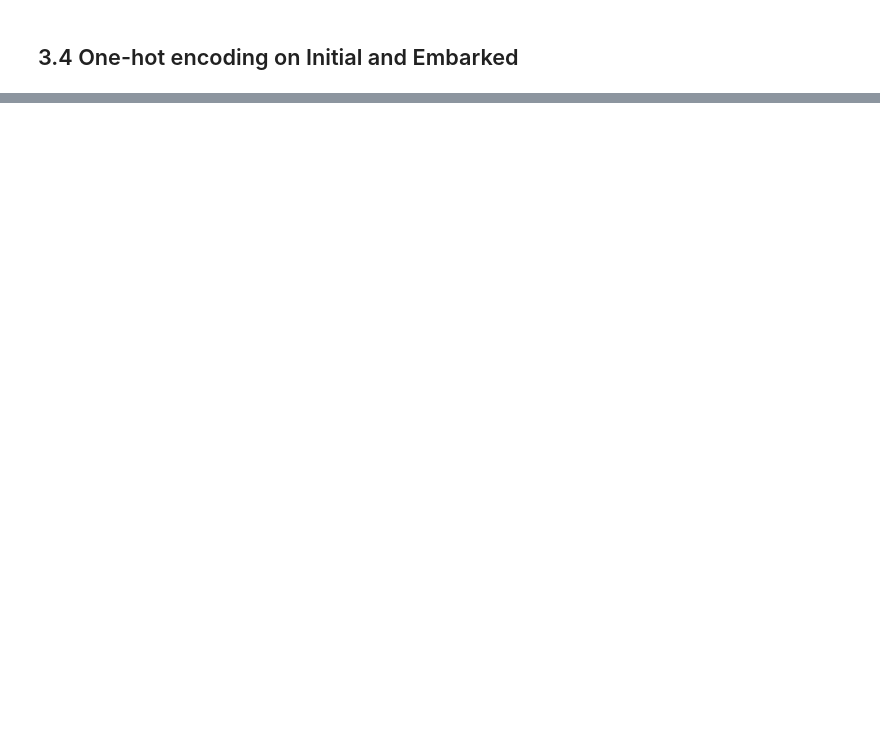
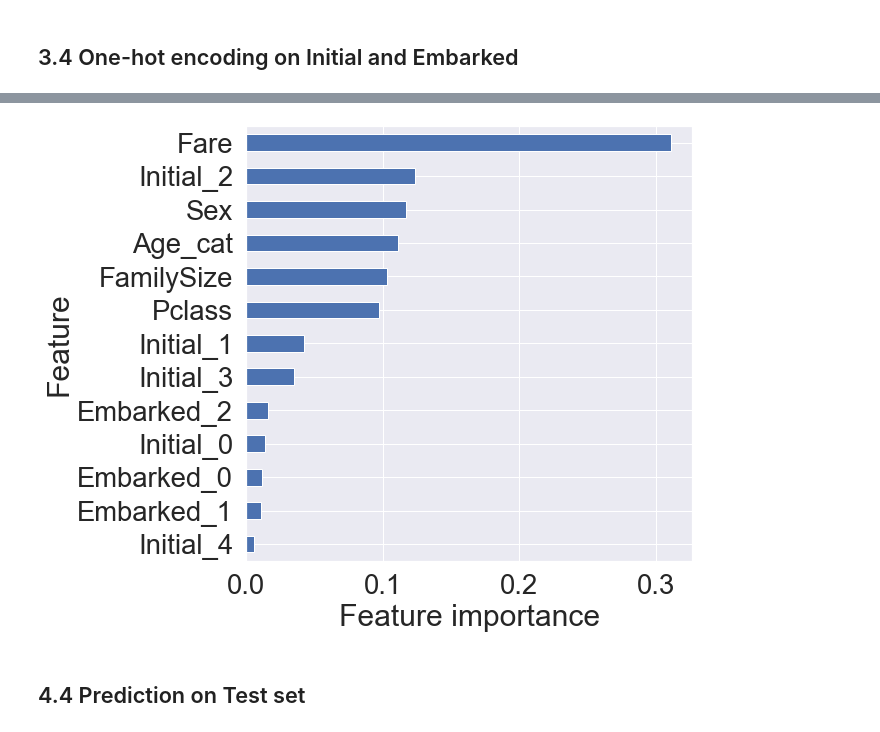
Before and after one commit to JoARa5820/Kaggle, a Jupyter notebook: 타이타닉/타이타닉 튜토리얼 2 - Exploratory data analysis, visualization, machine learning.ipynb, the cells around one changed output, grey strips where cells are left out. Drawn from its saved outputs; the diff is of its cells as text; code cells hidden in the pictures; blank space fills up the shorter version.

```diff
--- a/타이타닉/타이타닉 튜토리얼 2 - Exploratory data analysis, visualization, machine learning.ipynb
+++ b/타이타닉/타이타닉 튜토리얼 2 - Exploratory data analysis, visualization, machine learning.ipynb
@@ -262,0 +325,6 @@ del heatmap_data
+# %%
+x_train = train.drop('Survived', axis = 1).values
+target_label = train['Survived'].values
+x_test = test.values
+# %%
+x_tr, x_vld, y_tr, y_vld = train_test_split(x_train, target_label, test_size = 0.3, random_state = 2022)
@@ -262,0 +333,4 @@ del heatmap_data
+# %%
+model = RandomForestClassifier()
+model.fit(x_tr, y_tr)
+prediction = model.predict(x_vld)
@@ -262,0 +360,4 @@ del heatmap_data
+# %%
+from pandas import Series
+feature_importance = model.feature_importances_
+Series_feat_imp = Series(feature_importance, index = test.columns)
@@ -262,0 +387,8 @@ del heatmap_data
+# %%
+plt.figure(figsize = (8,8))
+Series_feat_imp.sort_values(ascending = True).plot.barh()
+plt.xlabel('Feature importance')
+plt.ylabel('Feature')
+plt.show()
+# %% [output]
+[figure, added]
@@ -262,0 +399,2 @@ del heatmap_data
+# %% [markdown]
+## 4.4 Prediction on Test set
```
Also changed, not shown: parts of 33 cells of this notebook.
